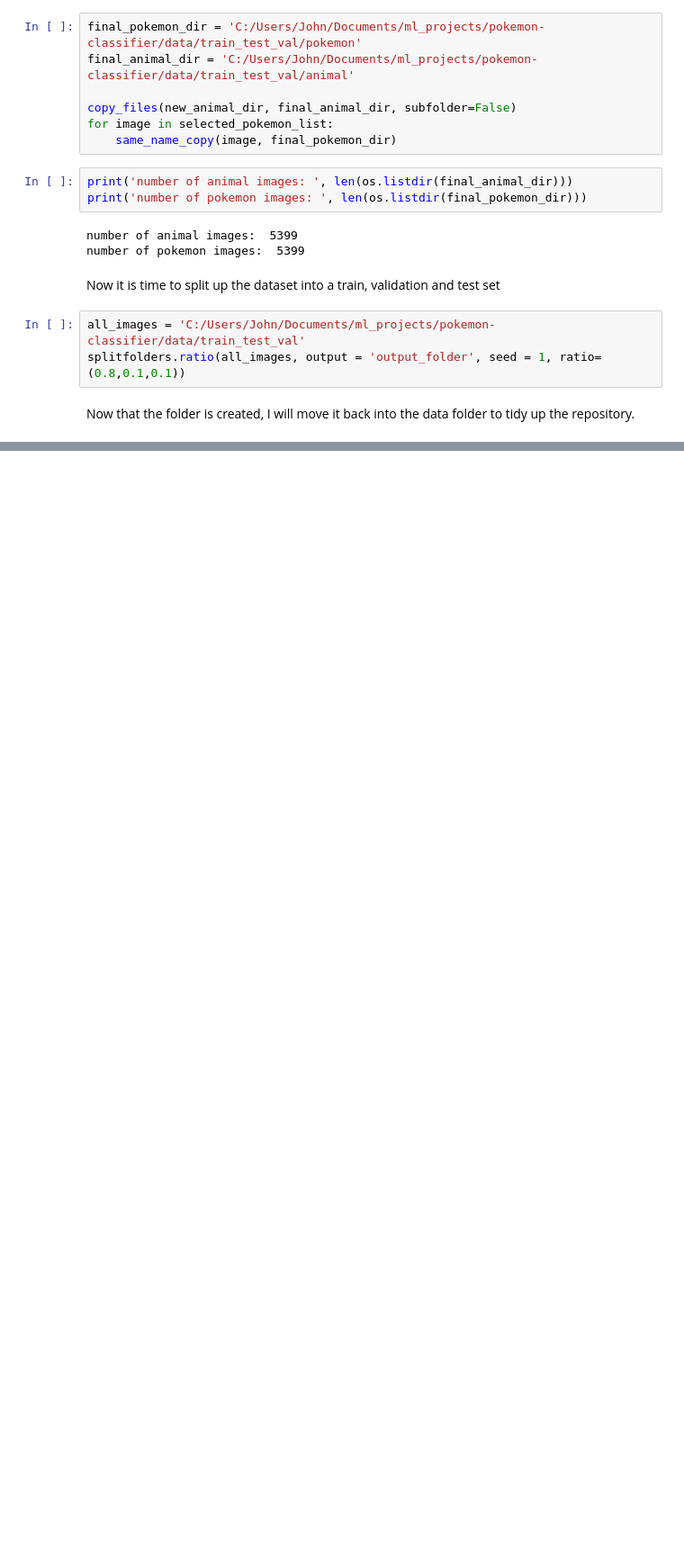
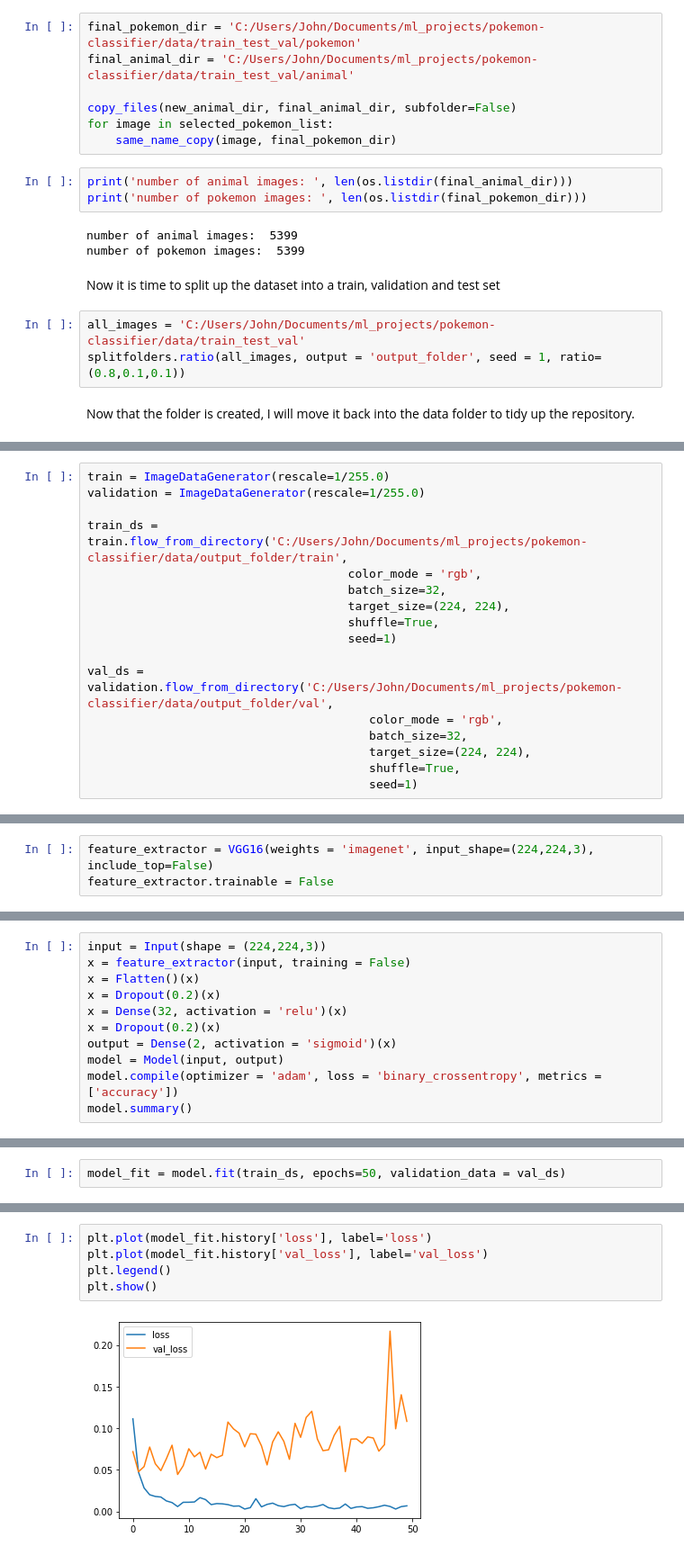
Before and after one commit to JohnathanJack/pokemon-classifier, a Jupyter notebook: notebooks/pokemon_vs_animals_model.ipynb, the cells around one changed output, grey strips where cells are left out. Shown at 90% size. Drawn from its saved outputs; the diff is of its cells as text; blank space fills up the shorter version.

Commit message:
initial model completion with 99% accuracy on holdout test images

```diff
--- a/notebooks/pokemon_vs_animals_model.ipynb
+++ b/notebooks/pokemon_vs_animals_model.ipynb
@@ -118,0 +148,17 @@ validation = ImageDataGenerator(rescale=1/255.0)
+# %%
+train = ImageDataGenerator(rescale=1/255.0)
+validation = ImageDataGenerator(rescale=1/255.0)
+
+train_ds = train.flow_from_directory('C:/Users/John/Documents/ml_projects/pokemon-classifier/data/output_folder/train',
+                                     color_mode = 'rgb',
+                                     batch_size=32,
+                                     target_size=(224, 224),
+                                     shuffle=True,
+                                     seed=1)
+
+val_ds = validation.flow_from_directory('C:/Users/John/Documents/ml_projects/pokemon-classifier/data/output_folder/val',
+                                        color_mode = 'rgb',
+                                        batch_size=32,
+                                        target_size=(224, 224),
+                                        shuffle=True,
+                                        seed=1)
@@ -118,0 +168,3 @@ validation = ImageDataGenerator(rescale=1/255.0)
+# %%
+feature_extractor = VGG16(weights = 'imagenet', input_shape=(224,224,3), include_top=False)
+feature_extractor.trainable = False
@@ -118,0 +174,11 @@ validation = ImageDataGenerator(rescale=1/255.0)
+# %%
+input = Input(shape = (224,224,3))
+x = feature_extractor(input, training = False)
+x = Flatten()(x)
+x = Dropout(0.2)(x)
+x = Dense(32, activation = 'relu')(x)
+x = Dropout(0.2)(x)
+output = Dense(2, activation = 'sigmoid')(x)
+model = Model(input, output)
+model.compile(optimizer = 'adam', loss = 'binary_crossentropy', metrics = ['accuracy'])
+model.summary()
@@ -118,0 +203,2 @@ validation = ImageDataGenerator(rescale=1/255.0)
+# %%
+model_fit = model.fit(train_ds, epochs=50, validation_data = val_ds)
@@ -118,0 +223,7 @@ validation = ImageDataGenerator(rescale=1/255.0)
+# %%
+plt.plot(model_fit.history['loss'], label='loss')
+plt.plot(model_fit.history['val_loss'], label='val_loss')
+plt.legend()
+plt.show()
+# %% [output]
+[figure, added]
```
Also changed, not shown: parts of 16 cells of this notebook.
